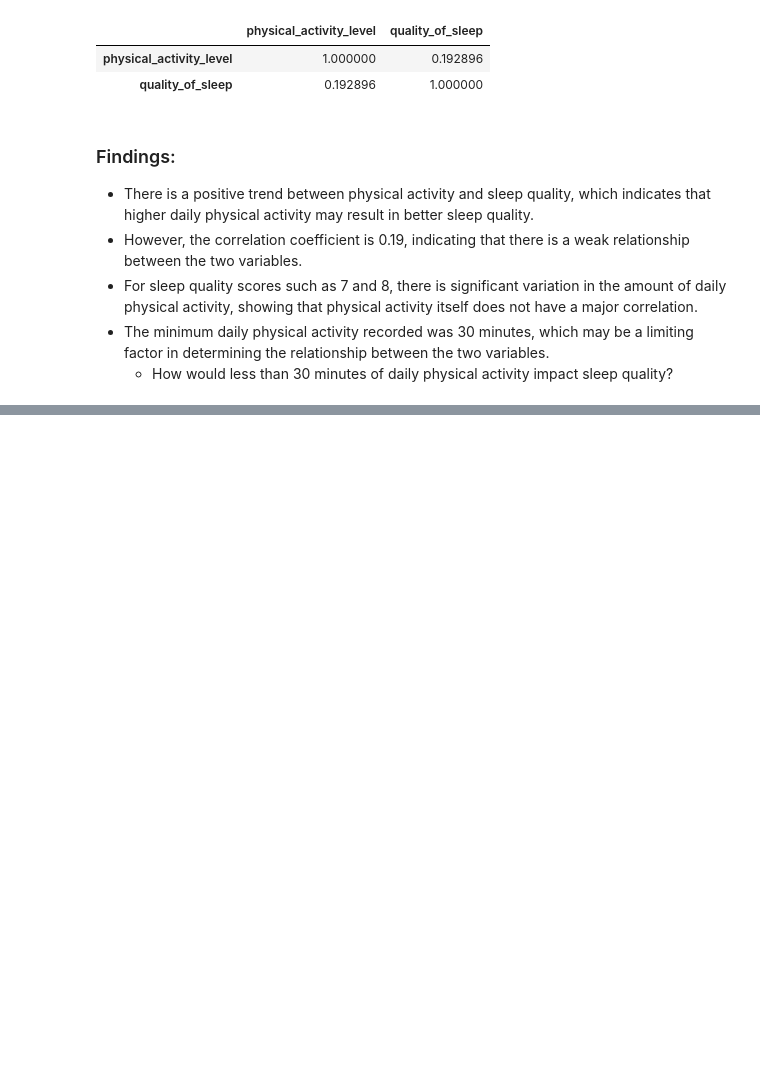
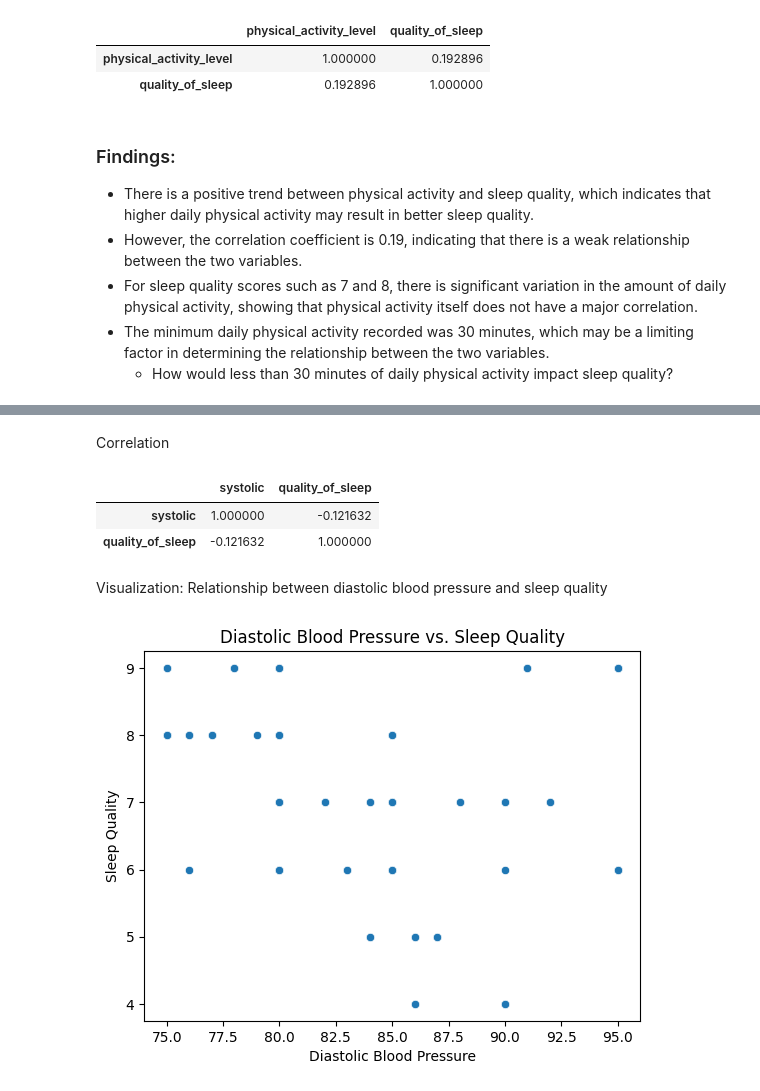
Before and after one commit to shamitsoni/Sleep-Health, a Jupyter notebook: notebooks/analysis.ipynb, the cells around one changed output, grey strips where cells are left out. Saved outputs shown, nothing was run; the diff lists cells and outputs as text; code cells hidden in the pictures; blank space fills up the shorter version.

```diff
--- a/notebooks/analysis.ipynb
+++ b/notebooks/analysis.ipynb
@@ -152,0 +171,18 @@ df[["physical_activity_level", "quality_of_sleep"]].corr()
+# %% [markdown]
+Correlation
+# %%
+df[["systolic", "quality_of_sleep"]].corr()
+# %% [output]
+|  | systolic | quality_of_sleep |
+| systolic | 1.000000 | -0.121632 |
+| quality_of_sleep | -0.121632 | 1.000000 |
+# %% [markdown]
+Visualization: Relationship between diastolic blood pressure and sleep quality
+# %%
+sns.scatterplot(data=df, x="diastolic", y="quality_of_sleep")
+plt.xlabel("Diastolic Blood Pressure")
+plt.ylabel("Sleep Quality")
+plt.title("Diastolic Blood Pressure vs. Sleep Quality")
+plt.show()
+# %% [output]
+[figure, added]
```
Also changed, not shown: parts of 9 cells of this notebook, 1 other file.
